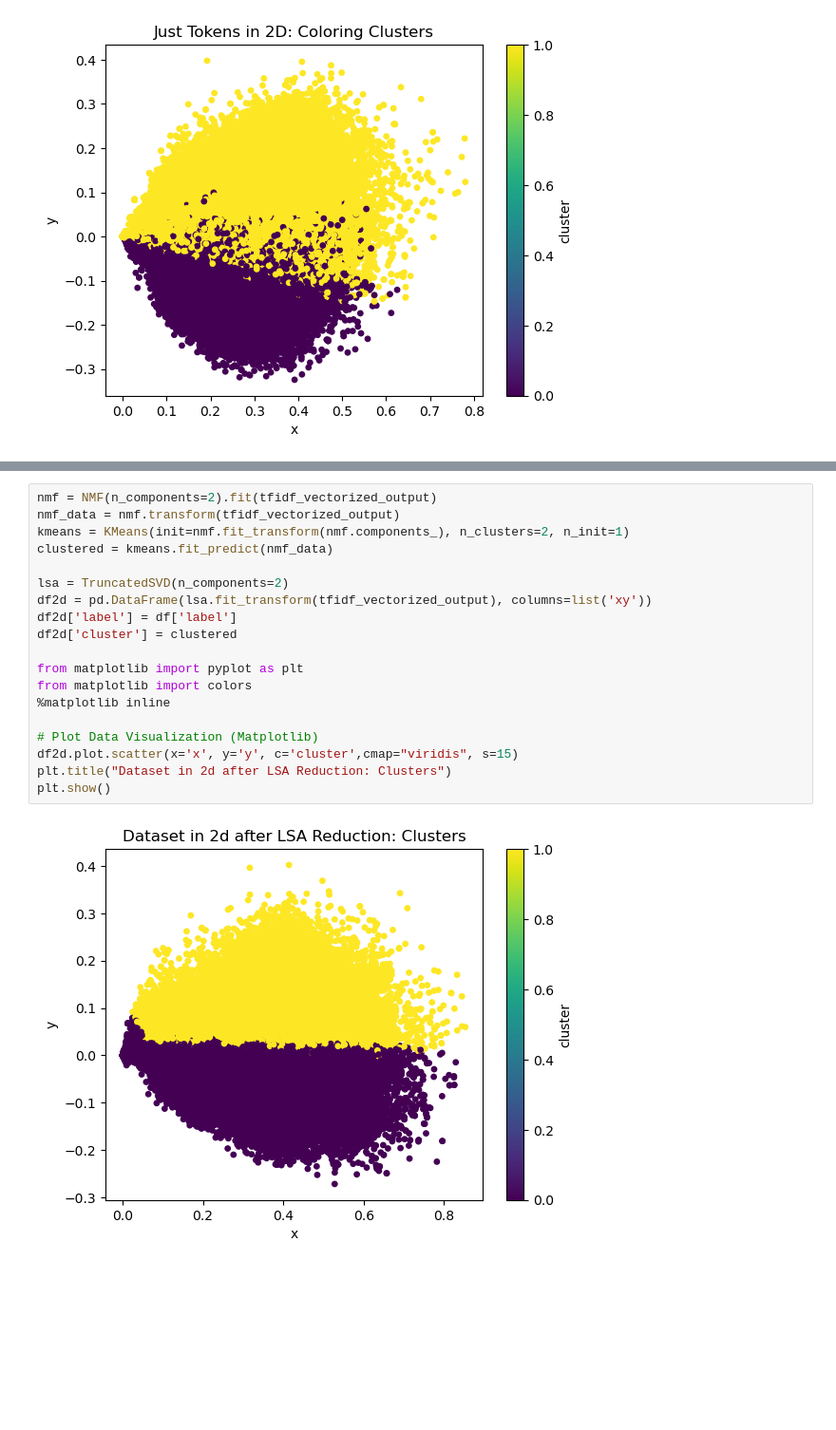
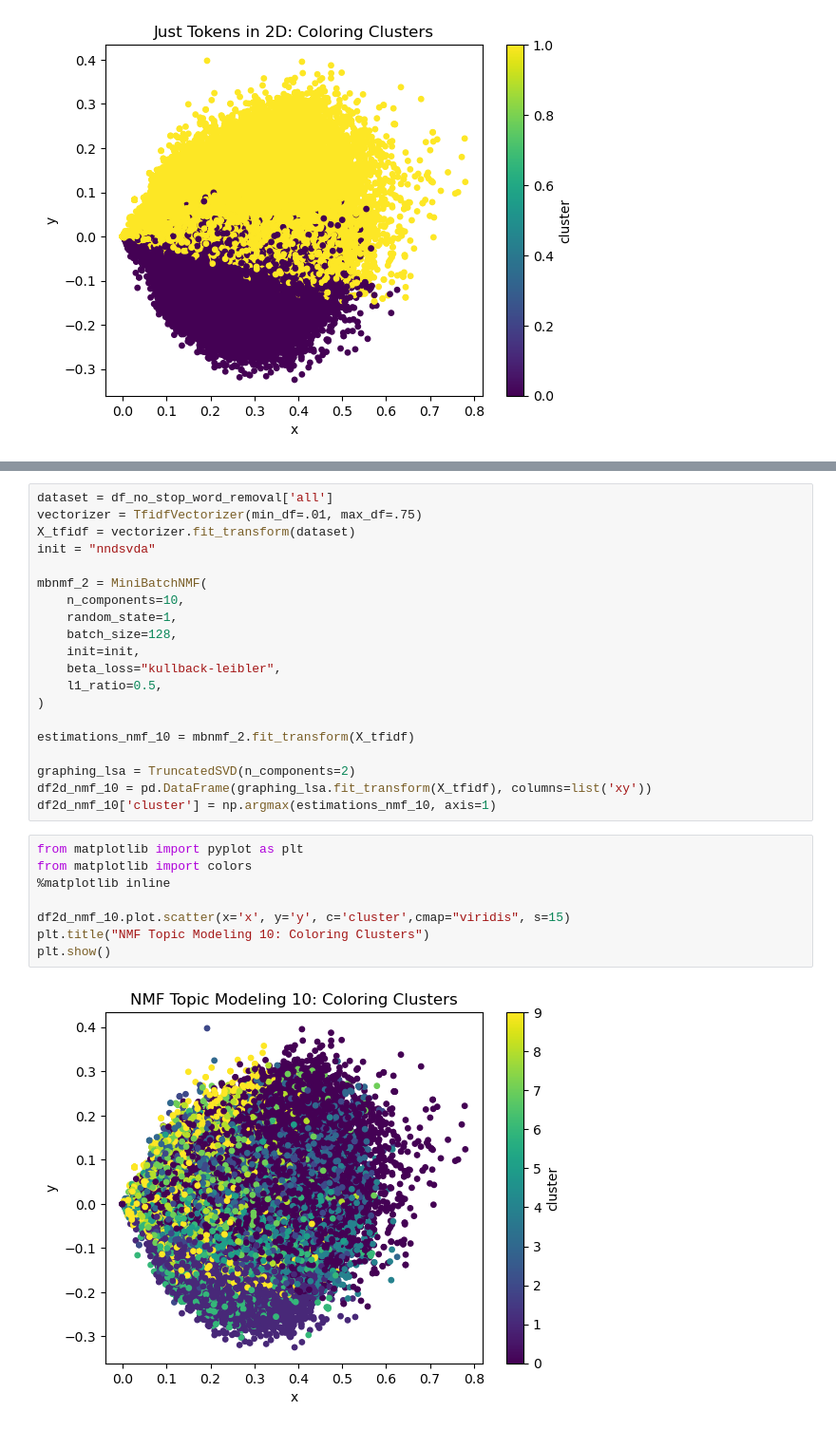
Before and after one commit to EllingtonKirby/Deepfake-Prediction, a Jupyter notebook: ek/clustering_exploration.ipynb, the cells around one changed output, grey strips where cells are left out. Shown at 95% size. Drawn from its saved outputs; the diff is of its cells as text; blank space fills up the shorter version.

```diff
--- a/ek/clustering_exploration.ipynb
+++ b/ek/clustering_exploration.ipynb
@@ -762,21 +1041,30 @@ LDA-2           0.026s  192     0.505   0.009   0.115   -0.001  0.017   0.965
+# %%
+dataset = df_no_stop_word_removal['all']
+vectorizer = TfidfVectorizer(min_df=.01, max_df=.75)
+X_tfidf = vectorizer.fit_transform(dataset)
+init = "nndsvda"
+
+mbnmf_2 = MiniBatchNMF(
+    n_components=10,
+    random_state=1,
+    batch_size=128,
+    init=init,
+    beta_loss="kullback-leibler",
+    l1_ratio=0.5,
+)
+
+estimations_nmf_10 = mbnmf_2.fit_transform(X_tfidf)
+
+graphing_lsa = TruncatedSVD(n_components=2)
+df2d_nmf_10 = pd.DataFrame(graphing_lsa.fit_transform(X_tfidf), columns=list('xy'))
+df2d_nmf_10['cluster'] = np.argmax(estimations_nmf_10, axis=1)
 # %%
-nmf = NMF(n_components=2).fit(tfidf_vectorized_output)
-nmf_data = nmf.transform(tfidf_vectorized_output)
-kmeans = KMeans(init=nmf.fit_transform(nmf.components_), n_clusters=2, n_init=1)
-clustered = kmeans.fit_predict(nmf_data)
-
-lsa = TruncatedSVD(n_components=2)
-df2d = pd.DataFrame(lsa.fit_transform(tfidf_vectorized_output), columns=list('xy'))
-df2d['label'] = df['label']
-df2d['cluster'] = clustered
-
 from matplotlib import pyplot as plt
 from matplotlib import colors
 %matplotlib inline
 
-# Plot Data Visualization (Matplotlib)
-df2d.plot.scatter(x='x', y='y', c='cluster',cmap="viridis", s=15)
-plt.title("Dataset in 2d after LSA Reduction: Clusters")
+df2d_nmf_10.plot.scatter(x='x', y='y', c='cluster',cmap="viridis", s=15)
+plt.title("NMF Topic Modeling 10: Coloring Clusters")
 plt.show()
 # %% [output]
-[figure, old version]
+[figure, new version]
```
Also changed, not shown: parts of 25 cells of this notebook, 4 other files.
